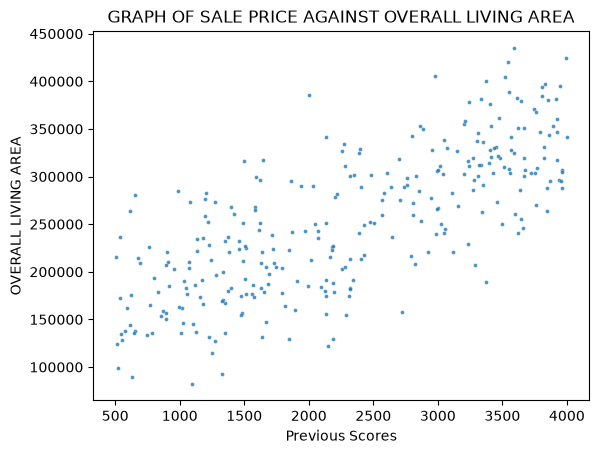
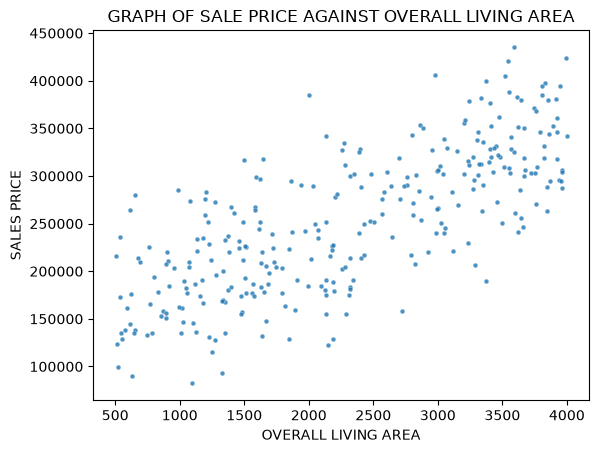
The change to this notebook cell's code, shown as a diff; its figure went from the first image to the second:
--- before
+++ after
@@ -13,7 +13,7 @@
 
 
-sns.scatterplot(x='GrLivArea', y='SalePrice', data=house, s=8, alpha=0.8)
-plt.xlabel('Previous Scores')
-plt.ylabel('OVERALL LIVING AREA')
+sns.scatterplot(x='GrLivArea', y='SalePrice', data=house, s=12, alpha=0.8)
+plt.xlabel('OVERALL LIVING AREA')
+plt.ylabel('SALES PRICE')
 plt.title('GRAPH OF SALE PRICE AGAINST OVERALL LIVING AREA')
 plt.show()

Commit: Correction of the axis labels